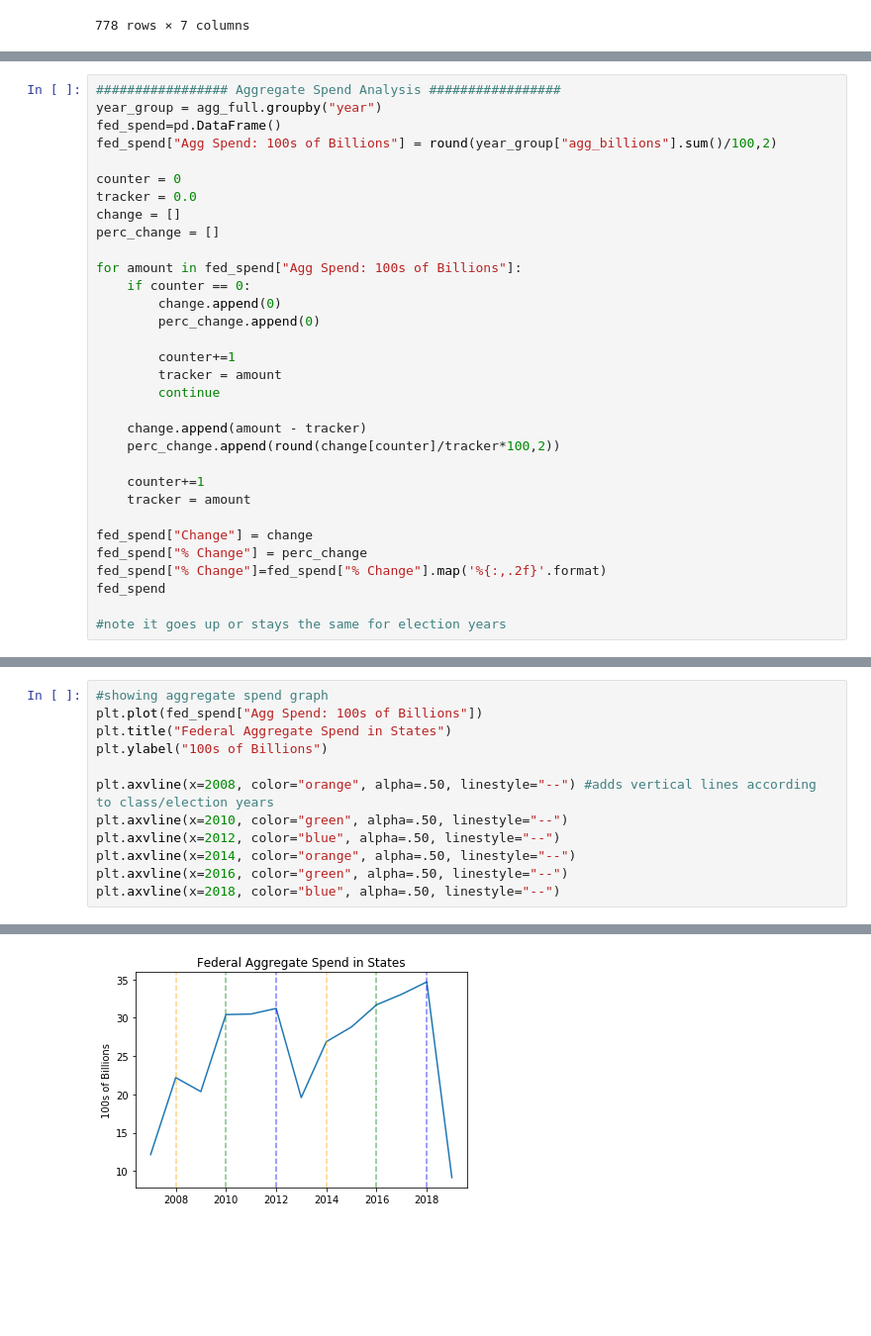
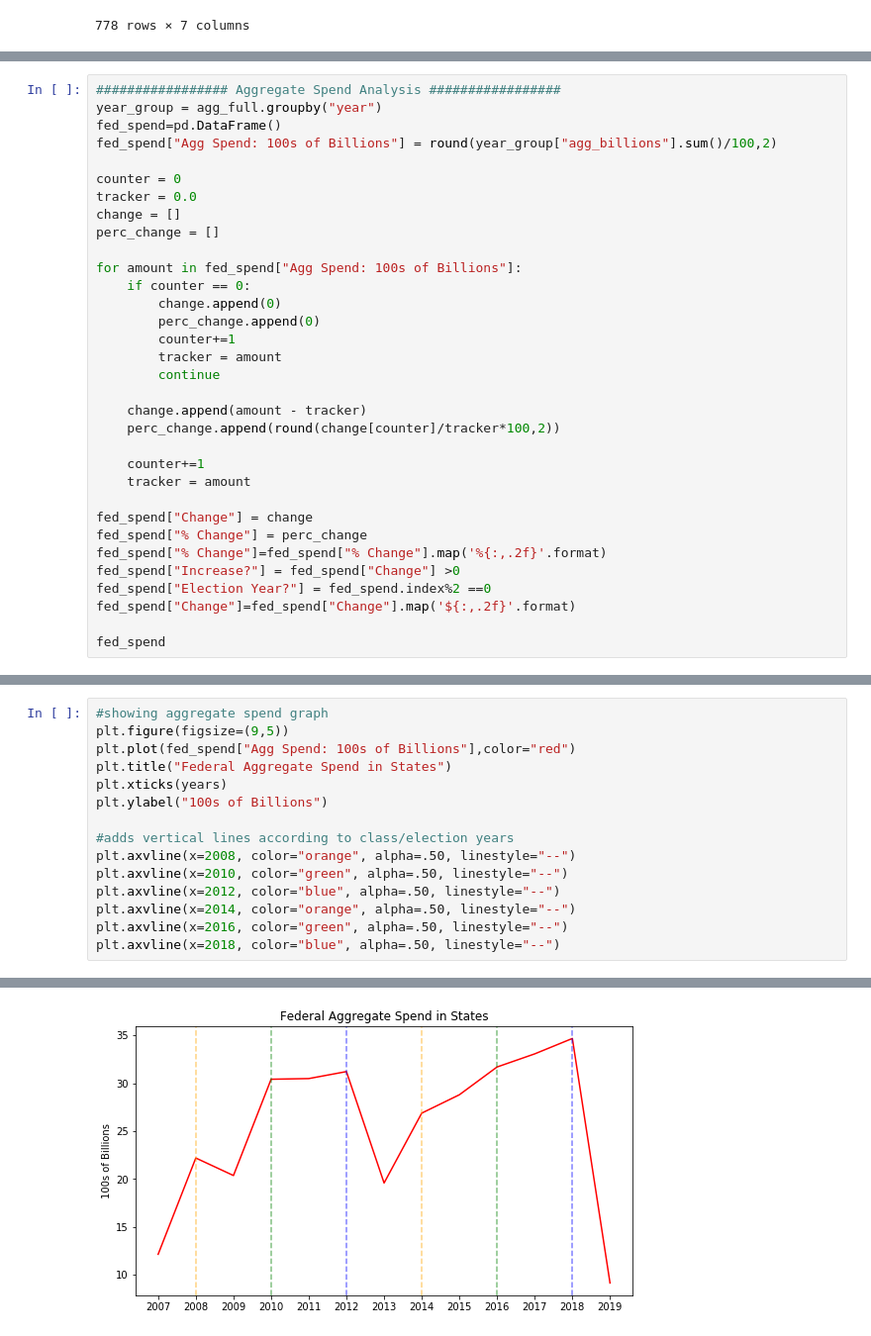
Before and after one commit to lukelukens/list_of_dicts, a Jupyter notebook: Spending_API.ipynb, the cells around one changed output, grey strips where cells are left out. Shown: that part at 99% size. Saved outputs shown, nothing was run; the diff lists cells and outputs as text; blank space fills up the shorter version.

```diff
--- a/Spending_API.ipynb
+++ b/Spending_API.ipynb
@@ -258,7 +295,6 @@ for amount in fed_spend["Agg Spend: 100s of Billions"]:
     if counter == 0:
         change.append(0)
         perc_change.append(0)
-
         counter+=1
         tracker = amount
         continue
@@ -272,7 +308,9 @@ for amount in fed_spend["Agg Spend: 100s of Billions"]:
 fed_spend["Change"] = change
 fed_spend["% Change"] = perc_change
 fed_spend["% Change"]=fed_spend["% Change"].map('%{:,.2f}'.format)
+fed_spend["Increase?"] = fed_spend["Change"] >0
+fed_spend["Election Year?"] = fed_spend.index%2 ==0
+fed_spend["Change"]=fed_spend["Change"].map('${:,.2f}'.format)
+
 fed_spend
-
-#note it goes up or stays the same for election years
 # %% [output]
@@ -294,16 +332,19 @@ fed_spend
 # %%
 #showing aggregate spend graph
-plt.plot(fed_spend["Agg Spend: 100s of Billions"])
+plt.figure(figsize=(9,5))
+plt.plot(fed_spend["Agg Spend: 100s of Billions"],color="red")
 plt.title("Federal Aggregate Spend in States")
+plt.xticks(years)
 plt.ylabel("100s of Billions")
 
-plt.axvline(x=2008, color="orange", alpha=.50, linestyle="--") #adds vertical lines according to class/election years
+#adds vertical lines according to class/election years
+plt.axvline(x=2008, color="orange", alpha=.50, linestyle="--")
 plt.axvline(x=2010, color="green", alpha=.50, linestyle="--")
 plt.axvline(x=2012, color="blue", alpha=.50, linestyle="--")
 plt.axvline(x=2014, color="orange", alpha=.50, linestyle="--")
 plt.axvline(x=2016, color="green", alpha=.50, linestyle="--")
 plt.axvline(x=2018, color="blue", alpha=.50, linestyle="--")
 # %% [output]
 <matplotlib.lines.Line2D at 0x...>
-[figure, old version]
+[figure, new version]
 # %%
```
Also changed, not shown: parts of 9 cells of this notebook.
